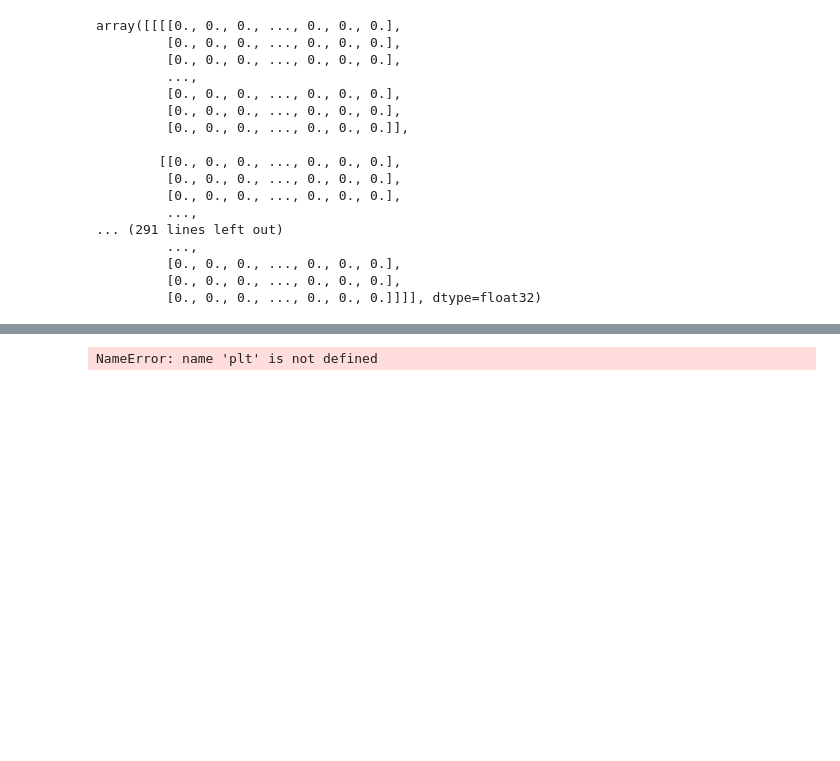
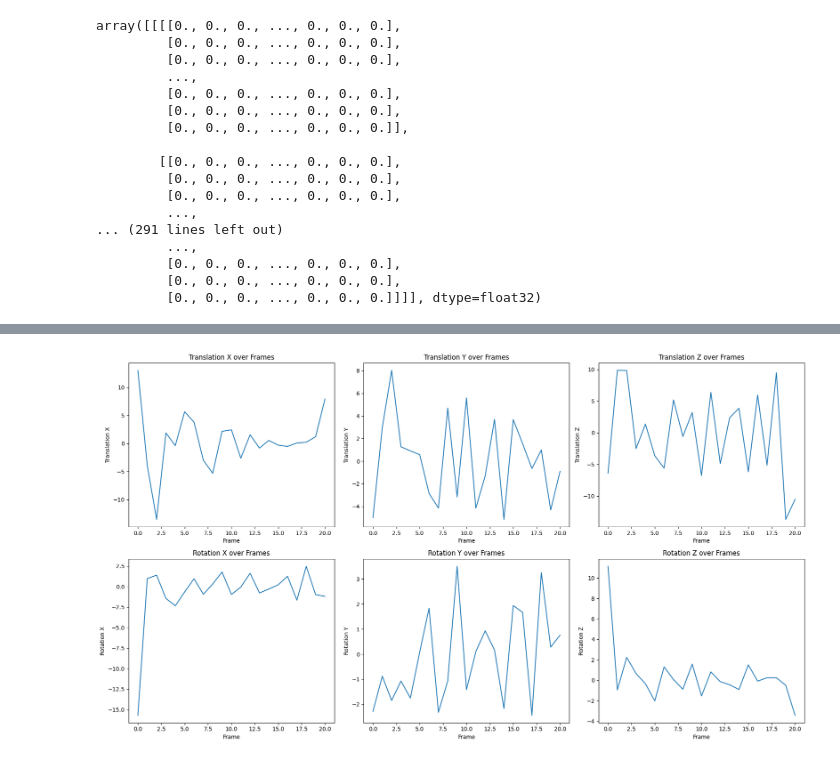
Before and after one commit to nipreps/nifreeze, a Jupyter notebook: docs/notebooks/PET_example.ipynb, the cells around one changed output, grey strips where cells are left out. Saved outputs shown, nothing was run; the diff lists cells and outputs as text; code cells hidden in the pictures; blank space fills up the shorter version.

```diff
--- a/docs/notebooks/PET_example.ipynb
+++ b/docs/notebooks/PET_example.ipynb
@@ -152,48 +152,50 @@ fd = compute_fd(motion_parameters)
 # Creating a DataFrame for better visualization
 df_motion = pd.DataFrame({
     "Frame": np.arange(len(fd)),
-    "Translation X (mm)": motion_parameters[:, 0],
-    "Translation Y (mm)": motion_parameters[:, 1],
-    "Translation Z (mm)": motion_parameters[:, 2],
-    "Rotation X (deg)": motion_parameters[:, 3],
-    "Rotation Y (deg)": motion_parameters[:, 4],
-    "Rotation Z (deg)": motion_parameters[:, 5],
+    "Translation X": motion_parameters[:, 0],
+    "Translation Y": motion_parameters[:, 1],
+    "Translation Z": motion_parameters[:, 2],
+    "Rotation X": motion_parameters[:, 3],
+    "Rotation Y": motion_parameters[:, 4],
+    "Rotation Z": motion_parameters[:, 5],
     "Framewise Displacement (mm)": fd
 })
 
 # Save to TSV file
-df_motion.to_csv('motion_parameters.tsv', sep='\t', index=False)
+df_motion.to_csv(Path(debug_output_path + '/motion_parameters.tsv'), sep='\t', index=False)
 # %%
 # Set up the matplotlib figure
+import matplotlib.pyplot as plt
+import seaborn as sns
 plt.figure(figsize=(18, 10))
 
 # Translation plots
 plt.subplot(2, 3, 1)
 sns.lineplot(x='Frame', y='Translation X', data=df_motion)
 plt.title('Translation X over Frames')
 
 plt.subplot(2, 3, 2)
 sns.lineplot(x='Frame', y='Translation Y', data=df_motion)
 plt.title('Translation Y over Frames')
 
 plt.subplot(2, 3, 3)
 sns.lineplot(x='Frame', y='Translation Z', data=df_motion)
 plt.title('Translation Z over Frames')
 
 # Rotation plots
 plt.subplot(2, 3, 4)
-sns.lineplot(x='Frame', y='Rotation X (deg)', data=df_motion)
+sns.lineplot(x='Frame', y='Rotation X', data=df_motion)
 plt.title('Rotation X over Frames')
 
 plt.subplot(2, 3, 5)
-sns.lineplot(x='Frame', y='Rotation Y (deg)', data=df_motion)
+sns.lineplot(x='Frame', y='Rotation Y', data=df_motion)
 plt.title('Rotation Y over Frames')
 
 plt.subplot(2, 3, 6)
-sns.lineplot(x='Frame', y='Rotation Z (deg)', data=df_motion)
+sns.lineplot(x='Frame', y='Rotation Z', data=df_motion)
 plt.title('Rotation Z over Frames')
 
 plt.tight_layout()
 plt.show()
 # %% [output]
-NameError: name 'plt' is not defined
+[figure, added]
```
Also changed, not shown: parts of 2 cells of this notebook.
